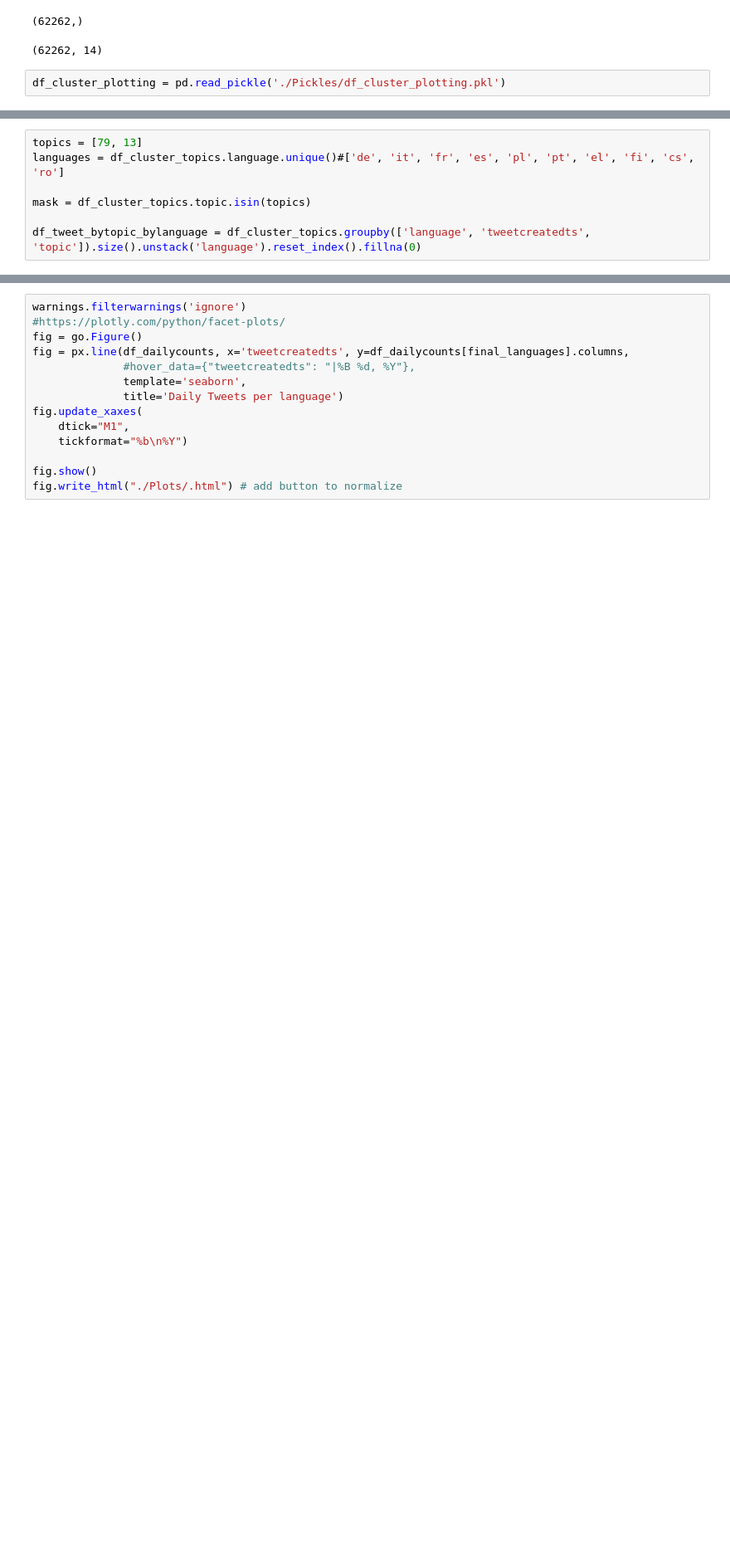
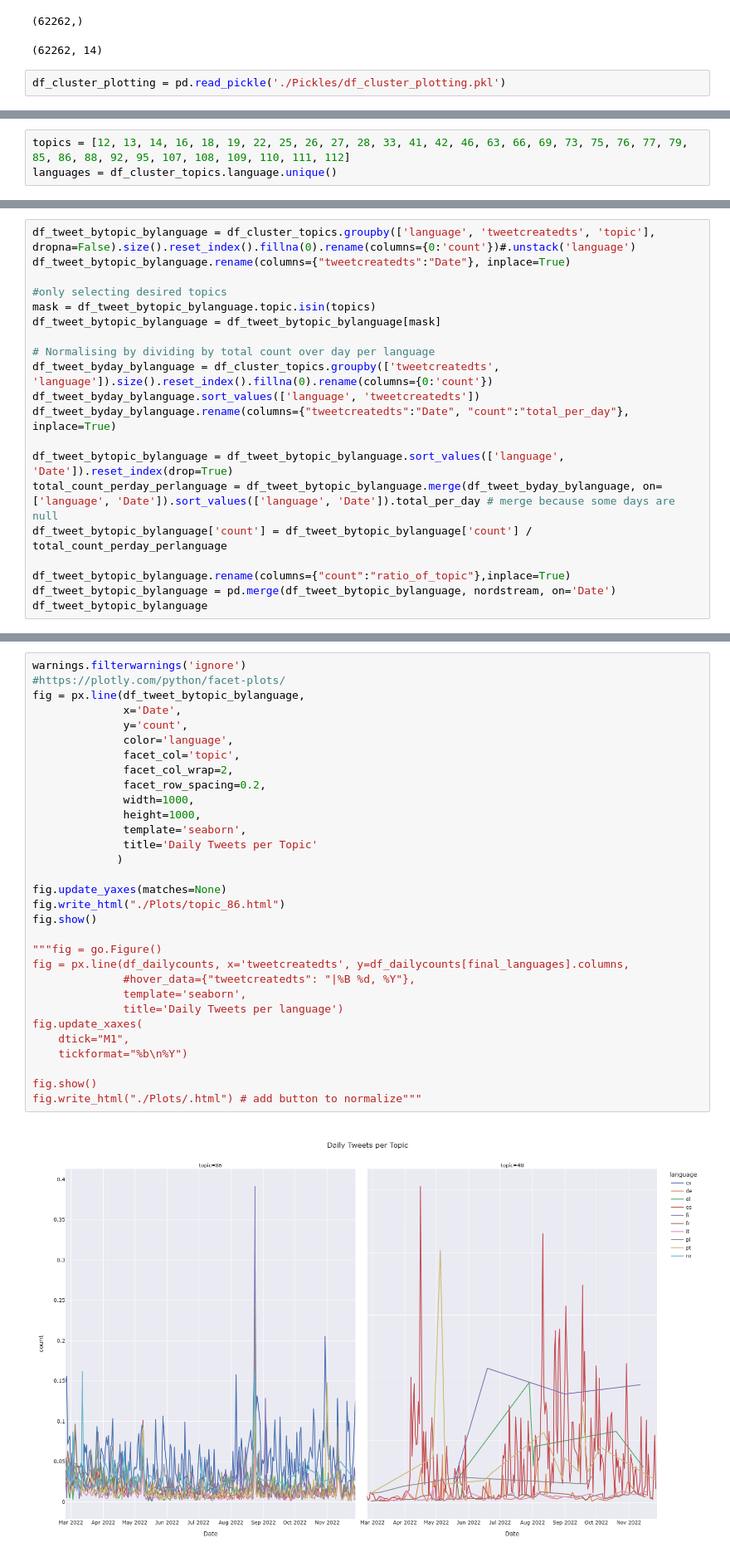
Before and after one commit to elyxlz/Ukraine-Twitter-Analysis, a Jupyter notebook: analysis.ipynb, the cells around one changed output, grey strips where cells are left out. Shown at 83% size. Saved outputs shown, nothing was run; the diff lists cells and outputs as text; blank space fills up the shorter version.

Commit message:
cleaned up plots

```diff
--- a/analysis.ipynb
+++ b/analysis.ipynb
@@ -676,0 +692,3 @@ Remove html codes from text
+# %%
+topics = [12, 13, 14, 16, 18, 19, 22, 25, 26, 27, 28, 33, 41, 42, 46, 63, 66, 69, 73, 75, 76, 77, 79, 85, 86, 88, 92, 95, 107, 108, 109, 110, 111, 112]
+languages = df_cluster_topics.language.unique()
@@ -677,7 +743,20 @@ Remove html codes from text
 # %%
-topics = [79, 13]
-languages = df_cluster_topics.language.unique()#['de', 'it', 'fr', 'es', 'pl', 'pt', 'el', 'fi', 'cs', 'ro']
+df_tweet_bytopic_bylanguage = df_cluster_topics.groupby(['language', 'tweetcreatedts', 'topic'], dropna=False).size().reset_index().fillna(0).rename(columns={0:'count'})#.unstack('language')
+df_tweet_bytopic_bylanguage.rename(columns={"tweetcreatedts":"Date"}, inplace=True)
 
-mask = df_cluster_topics.topic.isin(topics)
+#only selecting desired topics
+mask = df_tweet_bytopic_bylanguage.topic.isin(topics)
+df_tweet_bytopic_bylanguage = df_tweet_bytopic_bylanguage[mask]
 
-df_tweet_bytopic_bylanguage = df_cluster_topics.groupby(['language', 'tweetcreatedts', 'topic']).size().unstack('language').reset_index().fillna(0)
+# Normalising by dividing by total count over day per language
+df_tweet_byday_bylanguage = df_cluster_topics.groupby(['tweetcreatedts', 'language']).size().reset_index().fillna(0).rename(columns={0:'count'})
+df_tweet_byday_bylanguage.sort_values(['language', 'tweetcreatedts'])
+df_tweet_byday_bylanguage.rename(columns={"tweetcreatedts":"Date", "count":"total_per_day"}, inplace=True)
+
+df_tweet_bytopic_bylanguage = df_tweet_bytopic_bylanguage.sort_values(['language', 'Date']).reset_index(drop=True)
+total_count_perday_perlanguage = df_tweet_bytopic_bylanguage.merge(df_tweet_byday_bylanguage, on=['language', 'Date']).sort_values(['language', 'Date']).total_per_day # merge because some days are null
+df_tweet_bytopic_bylanguage['count'] = df_tweet_bytopic_bylanguage['count'] / total_count_perday_perlanguage
+
+df_tweet_bytopic_bylanguage.rename(columns={"count":"ratio_of_topic"},inplace=True)
+df_tweet_bytopic_bylanguage = pd.merge(df_tweet_bytopic_bylanguage, nordstream, on='Date')
+df_tweet_bytopic_bylanguage
@@ -684,14 +818,33 @@ df_tweet_bytopic_bylanguage = df_cluster_topics.groupby(['language', 'tweetcreat
 # %%
 warnings.filterwarnings('ignore')
 #https://plotly.com/python/facet-plots/
-fig = go.Figure()
+fig = px.line(df_tweet_bytopic_bylanguage,
+              x='Date',
+              y='count',
+              color='language',
+              facet_col='topic',
+              facet_col_wrap=2,
+              facet_row_spacing=0.2,
+              width=1000,
+              height=1000,
+              template='seaborn',
+              title='Daily Tweets per Topic'
+             )
+
+fig.update_yaxes(matches=None)
+fig.write_html("./Plots/topic_86.html")
+fig.show()
+
+"""fig = go.Figure()
 fig = px.line(df_dailycounts, x='tweetcreatedts', y=df_dailycounts[final_languages].columns,
               #hover_data={"tweetcreatedts": "|%B %d, %Y"},
               template='seaborn',
               title='Daily Tweets per language')
 fig.update_xaxes(
     dtick="M1",
     tickformat="%b\n%Y")
 
 fig.show()
-fig.write_html("./Plots/.html") # add button to normalize
+fig.write_html("./Plots/.html") # add button to normalize"""
+# %% [output]
+[figure, added]
```
Also changed, not shown: parts of 23 cells of this notebook, 5 other files.
